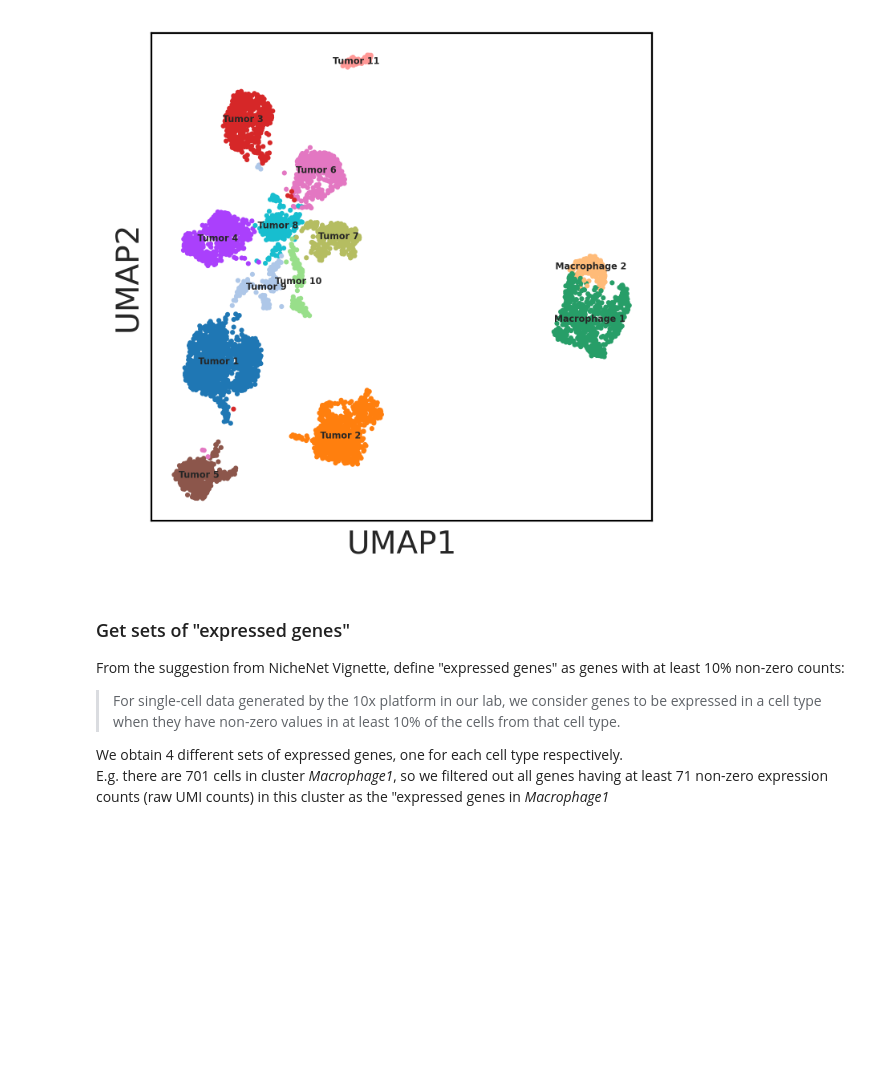
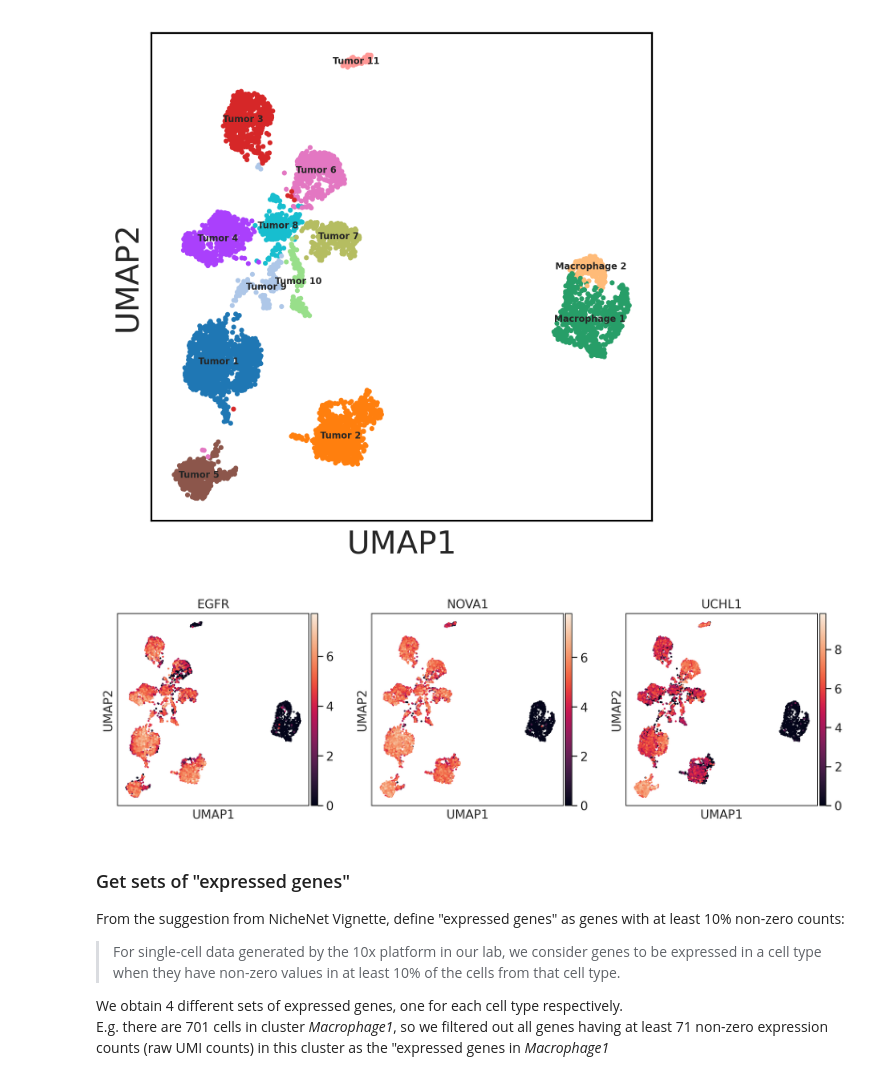
Before and after one commit to YinuoJin/BMEN_4480_final_project, a Jupyter notebook: preprocessing.ipynb, the cells around one changed output. Drawn from its saved outputs; the diff is of its cells as text; code cells hidden in the pictures; blank space fills up the shorter version.

```diff
--- a/preprocessing.ipynb
+++ b/preprocessing.ipynb
@@ -202,6 +209,10 @@ sc.settings.set_figure_params(dpi=200)
 sc.pl.umap(adata, color='leiden', legend_loc='on data', title='', legend_fontsize=4)
 # %% [output]
 [figure]
+# %%
+sc.pl.umap(adata, color=['EGFR', 'NOVA1', 'UCHL1'])
+# %% [output]
+[figure, added]
 # %%
 # Save annotation (clustering results) to file
 annotations = adata.obs
```
Also changed, not shown: parts of 19 cells of this notebook, 7 other files.
